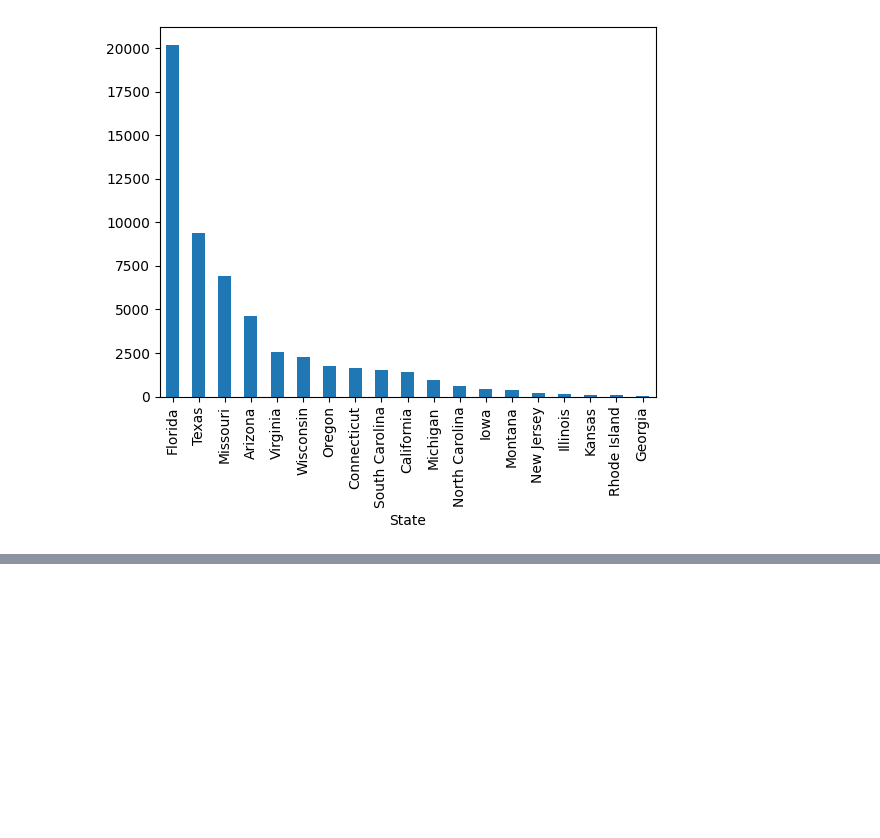
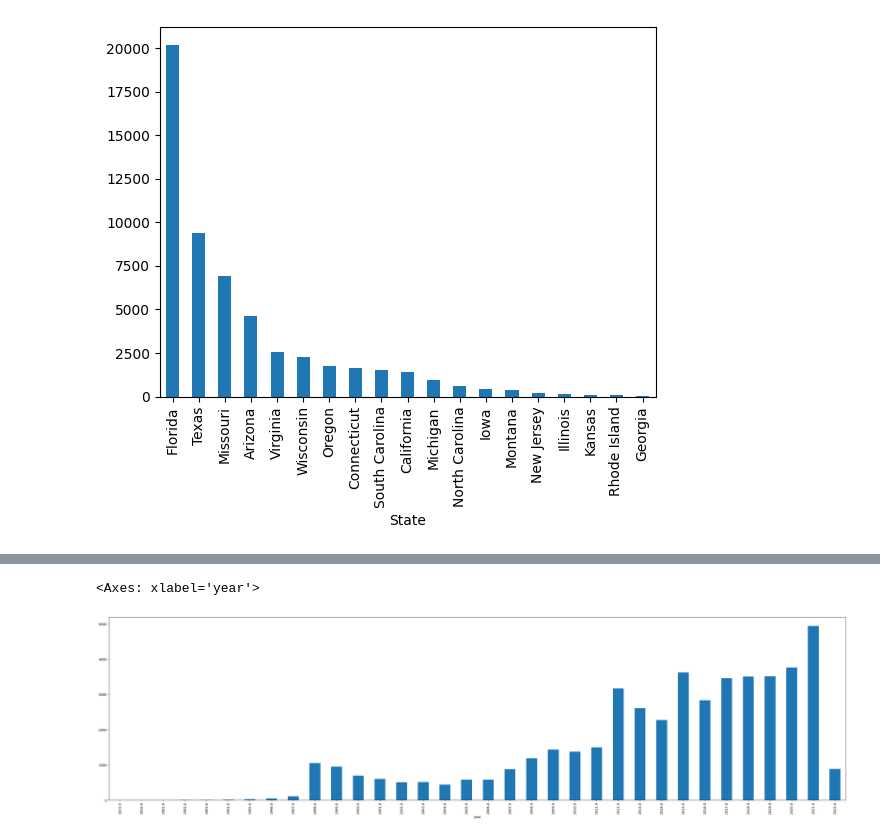
Before and after one commit to CerberusLatrans/NETSI-banned-books, a Jupyter notebook: marshall/marshall.ipynb, the cells around one changed output, grey strips where cells are left out. Cells and saved outputs as stored; diff of their text form; code cells hidden in the pictures; blank space fills up the shorter version.

```diff
--- a/the marshall project/marshall.ipynb
+++ b/marshall/marshall.ipynb
@@ -122,7 +122,12 @@ df.groupby('State').size().sort_values(ascending=False)[:20].plot.bar()
 <Axes: xlabel='State'>
 [figure]
 # %%
+import math
 def to_period(year, month, day):
+    if math.isnan(year) or year<1900:
+        return None
+    month = 1 if math.isnan(month) else month
+    day = 1 if math.isnan(day)  else day
     return pd.Period(year=year, month=month, day=day, freq='D')
 df['DateBan'] = df.apply(lambda x: to_period(x['year'], x['month'], x['day']), axis=1)
 df
@@ -131,2 +148,7 @@ ValueError: If value is None, freq cannot be None
+# %%
+df_clean.groupby(df['year']).size().plot.bar(figsize=(40,10))
+# %% [output]
+<Axes: xlabel='year'>
+[figure, added]
 # %%
 df_clean = df.drop(columns=["date", "year", "month", "day"])
```
Also changed, not shown: parts of 4 cells of this notebook, 6 other files.
